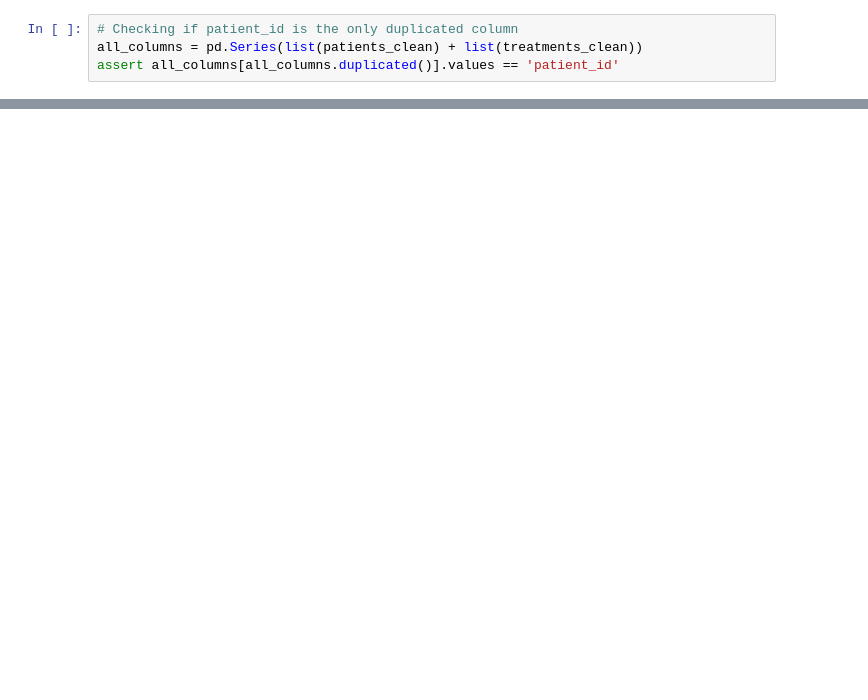
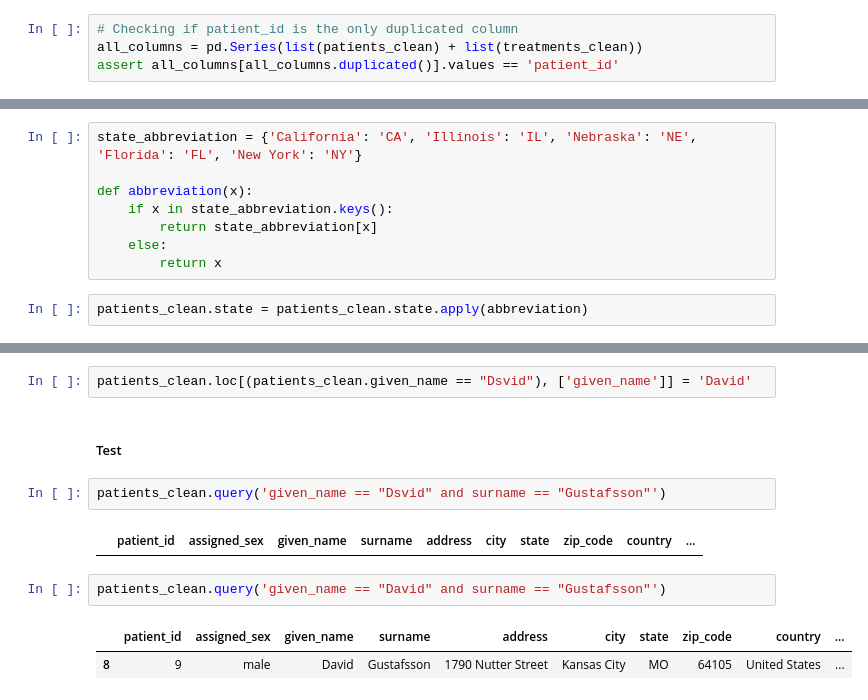
Before and after one commit to suefenali/data_analysis_nanodegree, a Jupyter notebook: cleaning_data/cleaning.ipynb, the cells around one changed output, grey strips where cells are left out. Cells and saved outputs as stored; diff of their text form; blank space fills up the shorter version.

```diff
--- a/cleaning_data/cleaning.ipynb
+++ b/cleaning_data/cleaning.ipynb
@@ -547,0 +616,10 @@ assert all_columns[all_columns.duplicated()].values == 'patient_id'
+# %%
+state_abbreviation = {'California': 'CA', 'Illinois': 'IL', 'Nebraska': 'NE', 'Florida': 'FL', 'New York': 'NY'}
+
+def abbreviation(x):
+    if x in state_abbreviation.keys():
+        return state_abbreviation[x]
+    else:
+        return x
+# %%
+patients_clean.state = patients_clean.state.apply(abbreviation)
@@ -547,0 +641,13 @@ assert all_columns[all_columns.duplicated()].values == 'patient_id'
+# %%
+patients_clean.loc[(patients_clean.given_name == "Dsvid"), ['given_name']] = 'David'
+# %% [markdown]
+##### Test
+# %%
+patients_clean.query('given_name == "Dsvid" and surname == "Gustafsson"')
+# %% [output]
+|  | patient_id | assigned_sex | given_name | surname | address | city | state | zip_code | country | ... |
+# %%
+patients_clean.query('given_name == "David" and surname == "Gustafsson"')
+# %% [output]
+|  | patient_id | assigned_sex | given_name | surname | address | city | state | zip_code | country | ... |
+| 8 | 9 | male | David | Gustafsson | 1790 Nutter Street | Kansas City | MO | 64105 | United States | ... |
```
Also changed, not shown: parts of 49 cells of this notebook.
